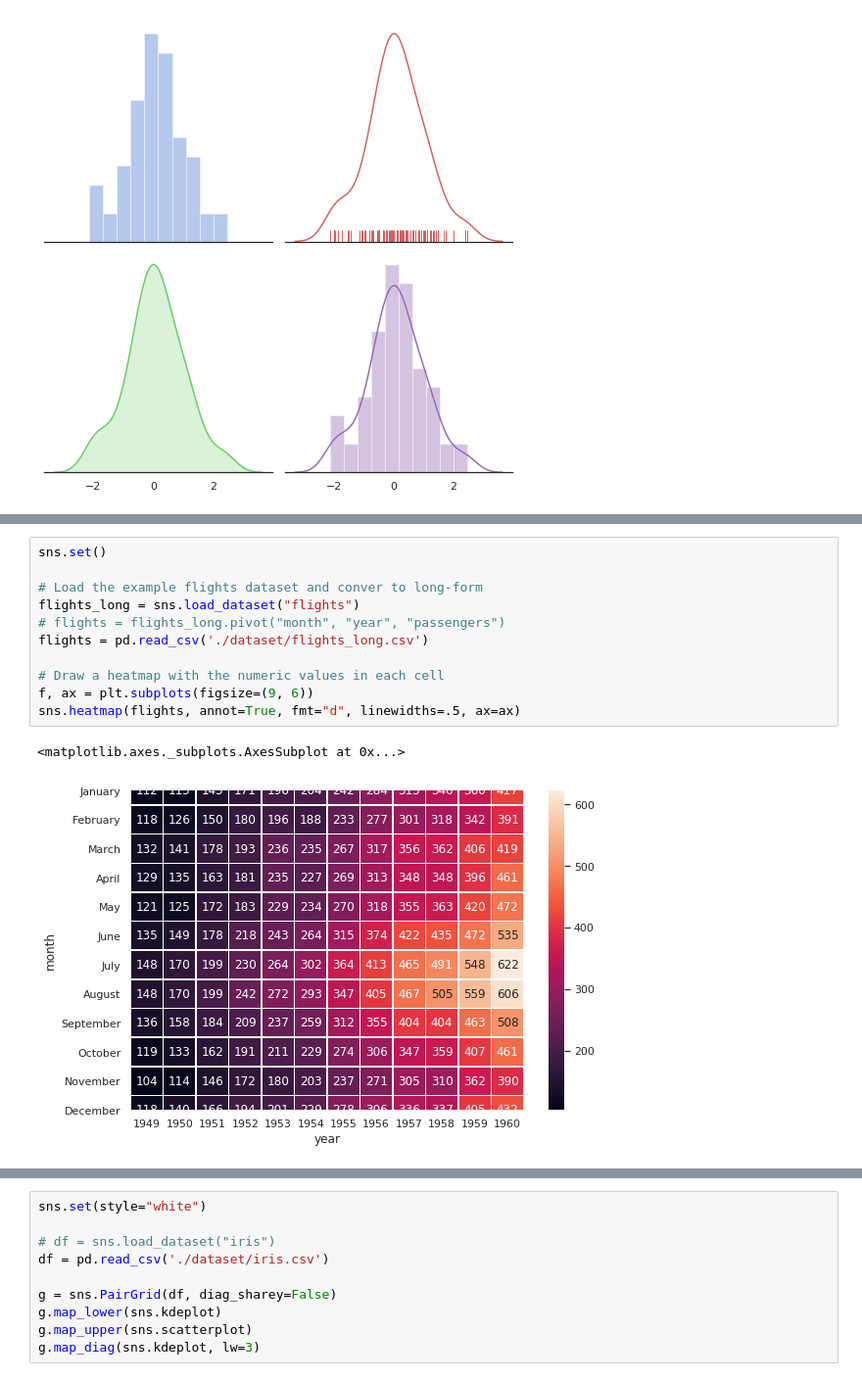
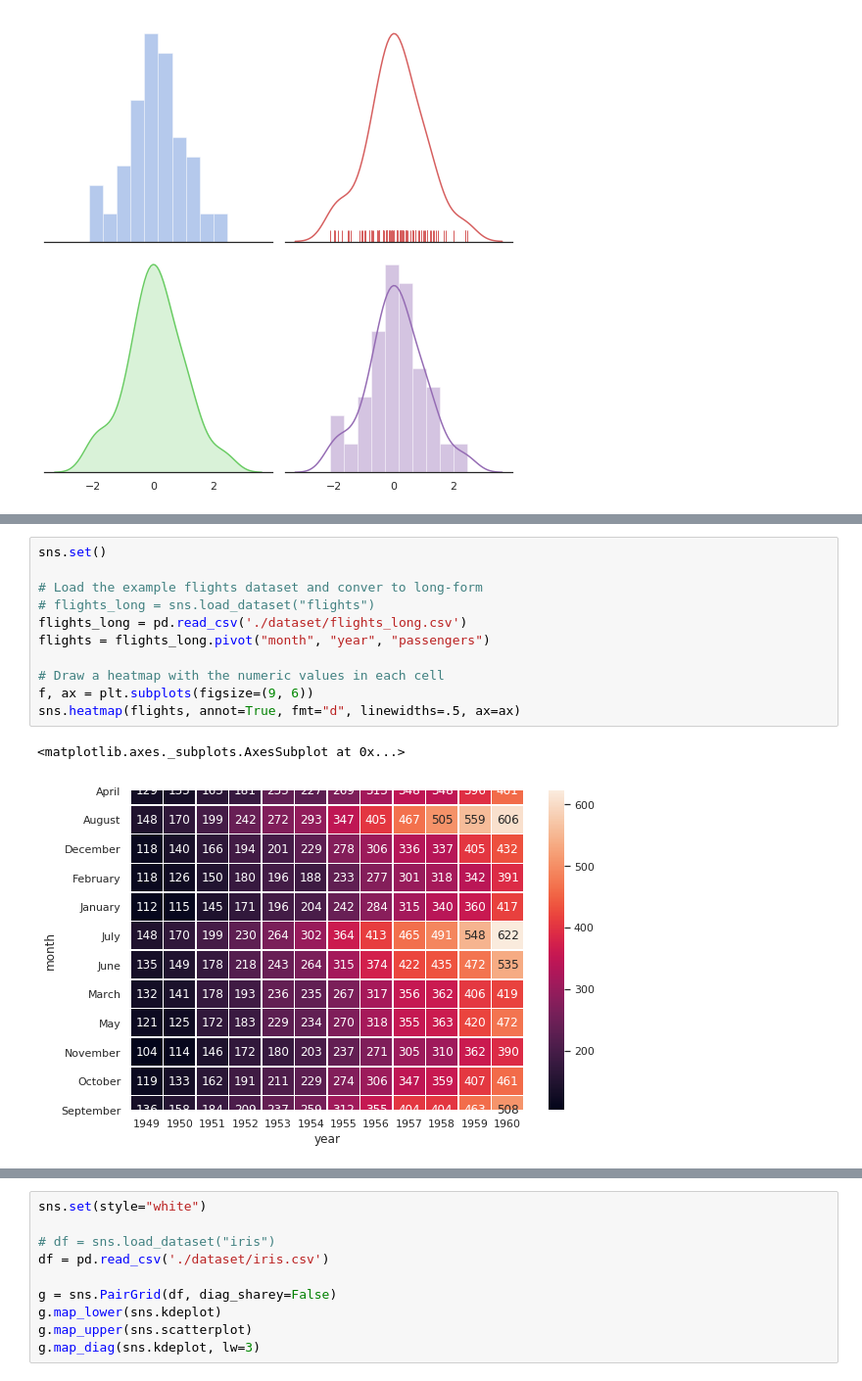
Before and after one commit to YanB25/QT-template, a Jupyter notebook: sns/seaborn.ipynb, the cells around one changed output, grey strips where cells are left out. Shown at 98% size. Cells and saved outputs as stored; diff of their text form.

```diff
--- a/sns/seaborn.ipynb
+++ b/sns/seaborn.ipynb
@@ -143,17 +143,17 @@ g.set_ylabels("survival probability")
 # %%
 sns.set()
 
 # Load the example flights dataset and conver to long-form
-flights_long = sns.load_dataset("flights")
-# flights = flights_long.pivot("month", "year", "passengers")
-flights = pd.read_csv('./dataset/flights_long.csv')
+# flights_long = sns.load_dataset("flights")
+flights_long = pd.read_csv('./dataset/flights_long.csv')
+flights = flights_long.pivot("month", "year", "passengers")
 
 # Draw a heatmap with the numeric values in each cell
 f, ax = plt.subplots(figsize=(9, 6))
 sns.heatmap(flights, annot=True, fmt="d", linewidths=.5, ax=ax)
 # %% [output]
 <matplotlib.axes._subplots.AxesSubplot at 0x...>
-[figure, old version]
+[figure, new version]
 # %%
 sns.set(style="whitegrid")
 
```
Also changed, not shown: parts of 3 cells of this notebook.
